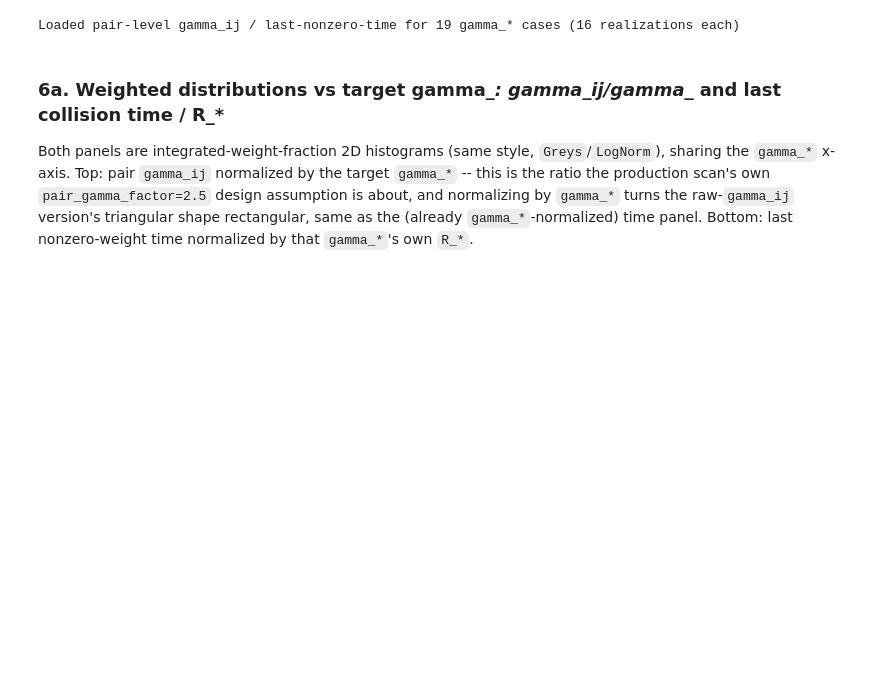
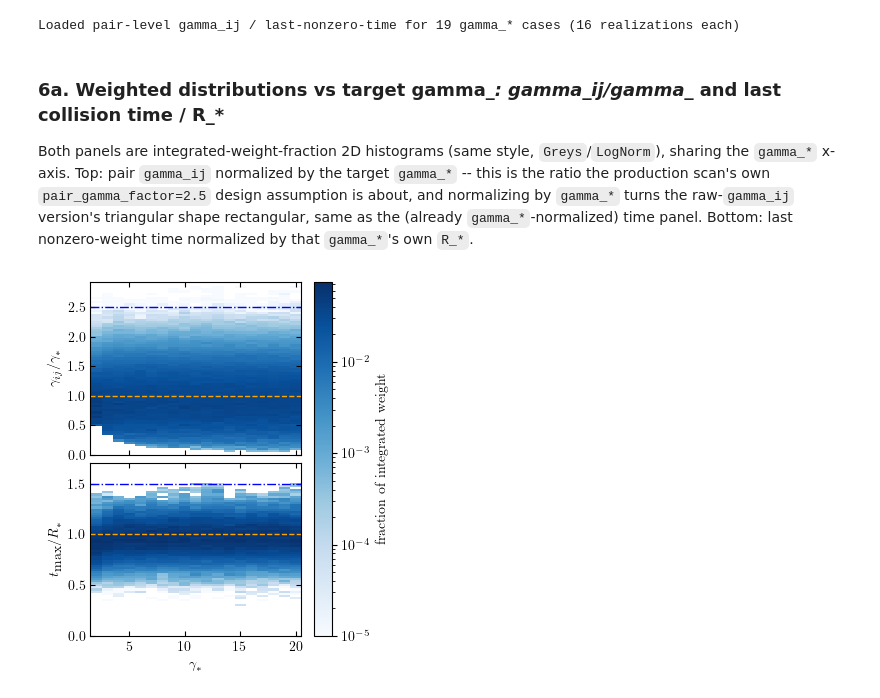
Before and after one commit to MSABuschmann/PhaseTransitionBuilder, a Jupyter notebook: notebooks/20_n128_gamma_star_family.ipynb, the cells around one changed output. Cells and saved outputs as stored; diff of their text form; code cells hidden in the pictures; blank space fills up the shorter version.

Commit message:
Reproduce Nb-family (gamma_*=20) and gamma_*-family (Nb=128) plots with new lb=0.84 gs1-20 scan

```diff
--- a/notebooks/20_n128_gamma_star_family.ipynb
+++ b/notebooks/20_n128_gamma_star_family.ipynb
@@ -496,37 +496,41 @@ for ix, gamma_star in enumerate(GAMMA_STARS):
         weighted_time[:, ix] /= weighted_time[:, ix].sum()
 
 # Single shared color scale for both panels, since they'll share one colorbar.
-vmin = 1e-4
+vmin = 1e-5
 vmax = max(weighted_gamma[weighted_gamma > 0].max(), weighted_time[weighted_time > 0].max())
 norm = LogNorm(vmin=vmin, vmax=vmax)
 
 FS = 10  # single-column figure -- keep text legible at this size
 
 
 
 
 fig, axes = plt.subplots(2, 1, figsize=(3.4, 4.6), sharex=True)
 fig.subplots_adjust(hspace=0.05)
 
+cmap = 'Blues'
+
 pcm0 = axes[0].pcolormesh(x_edges, y_edges_gamma, weighted_gamma, shading='auto',
-                          norm=norm, cmap='Greys')
+                          norm=norm, cmap=cmap)
 axes[0].axhline(1.0, color='orange', ls='--', lw=1.0, label=r'$\gamma_{ij}=\gamma_*$')
 axes[0].axhline(2.5, color='blue', ls='-.', lw=1.0, label=r'$\gamma_{ij}=2.5\gamma_*$')
 axes[0].set_ylabel(r'$\gamma_{ij} / \gamma_*$', fontsize=FS)
 #axes[0].legend(frameon=False, fontsize=FS - 1)
 axes[0].tick_params(axis='both', labelsize=FS, labelbottom=False, top=True, right=True, direction='in')
 
 pcm1 = axes[1].pcolormesh(x_edges, y_edges_time, weighted_time, shading='auto',
-                          norm=norm, cmap='Greys')
+                          norm=norm, cmap=cmap)
 axes[1].set_ylabel(r'$t_\textrm{max} / R_*$', fontsize=FS)
 axes[1].set_xlabel(r'$\gamma_*$', fontsize=FS)
 axes[1].tick_params(axis='both', labelsize=FS, top=True, right=True, direction='in')
 axes[1].axhline(1.0, color='orange', ls='--', lw=1.0, label=r'$\gamma_{ij}=\gamma_*$')
 axes[1].axhline(1.5, color='blue', ls='-.', lw=1.0, label=r'$\gamma_{ij}=2.5\gamma_*$')
 
 colorbar = fig.colorbar(pcm1, ax=list(axes), label='fraction of integrated weight')
 colorbar.ax.tick_params(labelsize=FS)
 colorbar.set_label('fraction of integrated weight', fontsize=FS)
 
 fig.savefig(PLOTS_DIR / 'gamma_star_distribution.pdf', bbox_inches='tight')
 plt.show()
+# %% [output]
+[figure, added]
```
Also changed, not shown: parts of 7 cells of this notebook, 8 other files.
